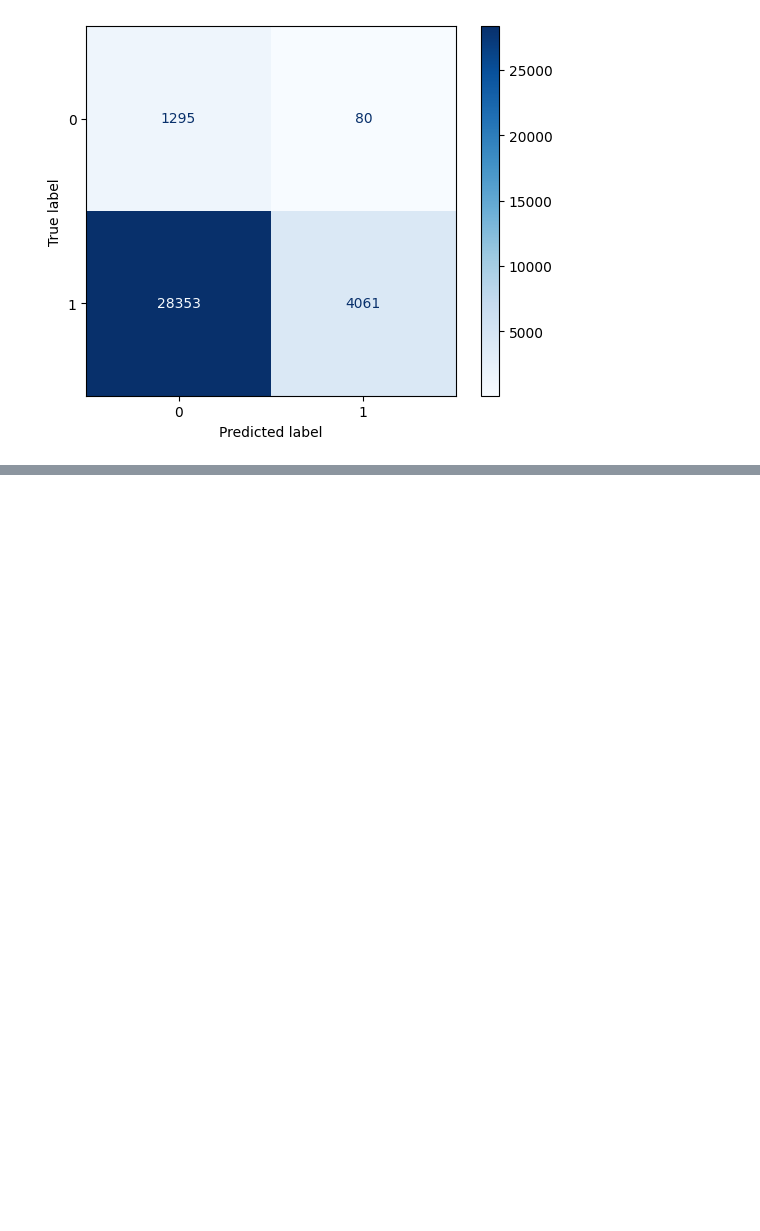
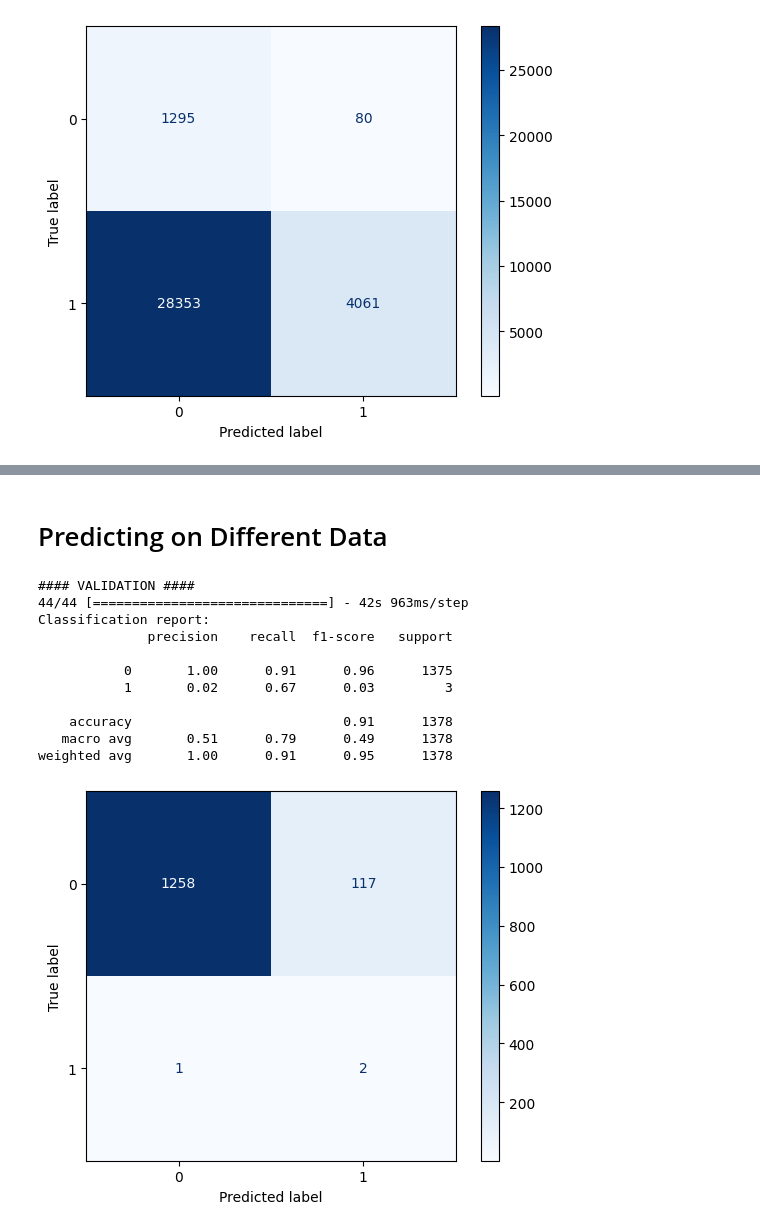
Before and after one commit to mariafain/masters-thesis, a Jupyter notebook: bert_classifier.ipynb, the cells around one changed output, grey strips where cells are left out. Saved outputs shown, nothing was run; the diff lists cells and outputs as text; code cells hidden in the pictures; blank space fills up the shorter version.

```diff
--- a/bert_classifier.ipynb
+++ b/bert_classifier.ipynb
@@ -422,0 +524,26 @@ weighted avg       0.94      0.16      0.22     33789
+# %% [markdown]
+# Predicting on Different Data
+# %%
+def predict_data(model, data):
+    # prepare data
+    data = preprocess_df(data)
+    x = data['preprocessed_text']
+    y = np.array(data['generated'])
+
+    validate_model_bert(model, x, y)
+# %%
+df_essays = pd.read_csv('data/extras/train_essays.csv', header=0)
+predict_data(classifier_model, df_essays)
+# %% [output]
+#### VALIDATION ####
+44/44 [==============================] - 42s 963ms/step
+Classification report:
+              precision    recall  f1-score   support
+
+           0       1.00      0.91      0.96      1375
+           1       0.02      0.67      0.03         3
+
+    accuracy                           0.91      1378
+   macro avg       0.51      0.79      0.49      1378
+weighted avg       1.00      0.91      0.95      1378
+[figure, added]
```
Also changed, not shown: parts of 14 cells of this notebook, 1 other file.
